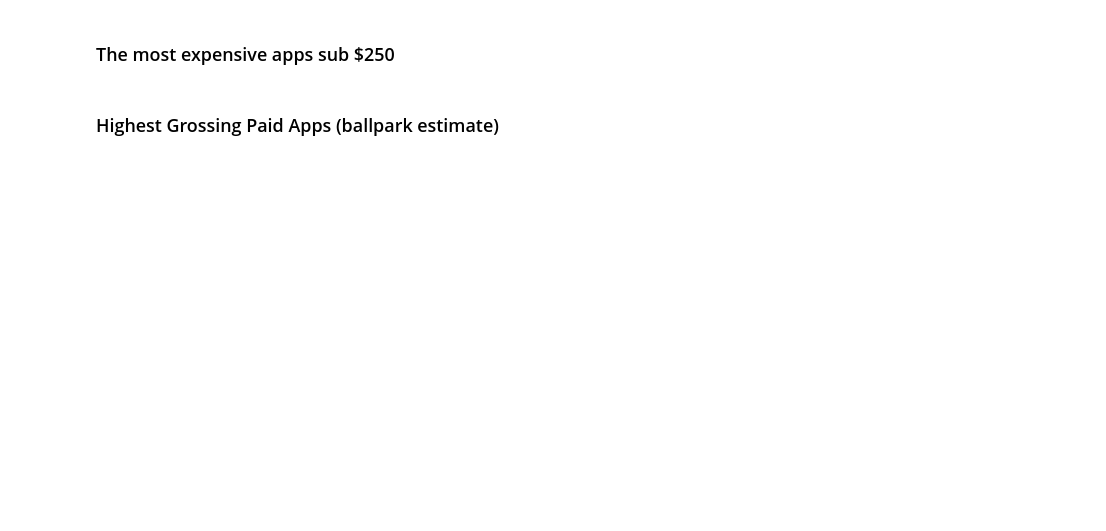
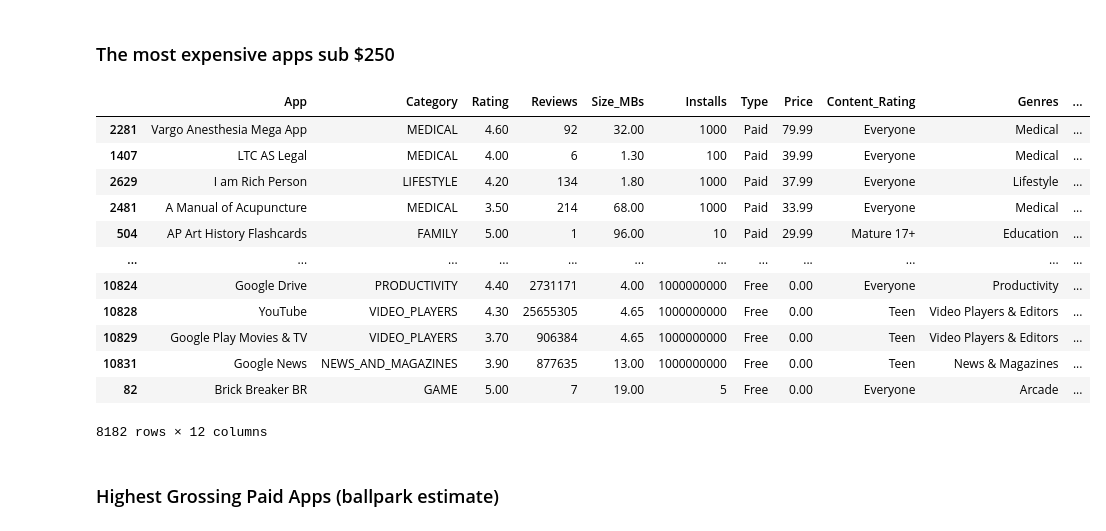
Before and after one commit to AndyRoy04/100DaysOfCode_Python, a Jupyter notebook: Day_76/Google Play Store App Analytics (start).ipynb, the cells around one changed output. Saved outputs shown, nothing was run; the diff lists cells and outputs as text; code cells hidden in the pictures; blank space fills up the shorter version.

```diff
--- a/Day_76/Google Play Store App Analytics (start).ipynb
+++ b/Day_76/Google Play Store App Analytics (start).ipynb
@@ -175,0 +249,4 @@ Convert the number of installations (the Installs column) to a numeric data type
+# %%
+df_apps_clean.Installs = df_apps_clean.Installs.str.replace(',', '')
+df_apps_clean.Installs = df_apps_clean.Installs.astype(int)
+df_apps_clean.value_counts(subset='Installs')
@@ -185,0 +296,4 @@ Add a column called 'Revenue_Estimate' to the DataFrame. This column should hold
+# %%
+# df_apps_clean.Price = df_apps_clean.Price.str.replace('$', '')
+df_apps_clean.Price = pd.to_numeric(df_apps_clean.Price)
+df_apps_clean.info()
@@ -186,4 +320,21 @@ Add a column called 'Revenue_Estimate' to the DataFrame. This column should hold
 # %% [markdown]
 ### The most expensive apps sub $250
+# %%
+df_apps_clean = df_apps_clean[df_apps_clean.Price < 250]
+df_apps_clean.sort_values(by='Price', ascending=False)
+# %% [output]
+|  | App | Category | Rating | Reviews | Size_MBs | Installs | Type | Price | Content_Rating | Genres | ... |
+| 2281 | Vargo Anesthesia Mega App | MEDICAL | 4.60 | 92 | 32.00 | 1000 | Paid | 79.99 | Everyone | Medical | ... |
+| 1407 | LTC AS Legal | MEDICAL | 4.00 | 6 | 1.30 | 100 | Paid | 39.99 | Everyone | Medical | ... |
+| 2629 | I am Rich Person | LIFESTYLE | 4.20 | 134 | 1.80 | 1000 | Paid | 37.99 | Everyone | Lifestyle | ... |
+| 2481 | A Manual of Acupuncture | MEDICAL | 3.50 | 214 | 68.00 | 1000 | Paid | 33.99 | Everyone | Medical | ... |
+| 504 | AP Art History Flashcards | FAMILY | 5.00 | 1 | 96.00 | 10 | Paid | 29.99 | Mature 17+ | Education | ... |
+| ... | ... | ... | ... | ... | ... | ... | ... | ... | ... | ... | ... |
+| 10824 | Google Drive | PRODUCTIVITY | 4.40 | 2731171 | 4.00 | 1000000000 | Free | 0.00 | Everyone | Productivity | ... |
+| 10828 | YouTube | VIDEO_PLAYERS | 4.30 | 25655305 | 4.65 | 1000000000 | Free | 0.00 | Teen | Video Players & Editors | ... |
+| 10829 | Google Play Movies & TV | VIDEO_PLAYERS | 3.70 | 906384 | 4.65 | 1000000000 | Free | 0.00 | Teen | Video Players & Editors | ... |
+| 10831 | Google News | NEWS_AND_MAGAZINES | 3.90 | 877635 | 13.00 | 1000000000 | Free | 0.00 | Teen | News & Magazines | ... |
+| 82 | Brick Breaker BR | GAME | 5.00 | 7 | 19.00 | 5 | Free | 0.00 | Everyone | Arcade | ... |
+8182 rows × 12 columns
 # %% [markdown]
 ### Highest Grossing Paid Apps (ballpark estimate)
```
Also changed, not shown: parts of 24 cells of this notebook.
